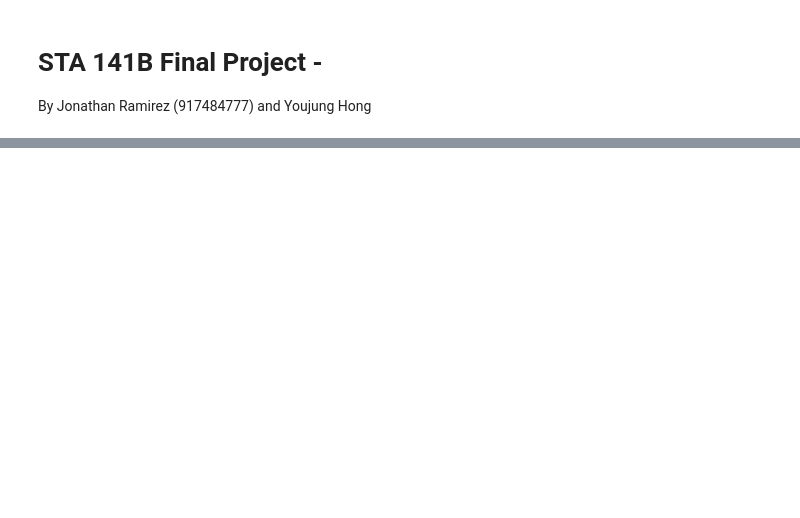
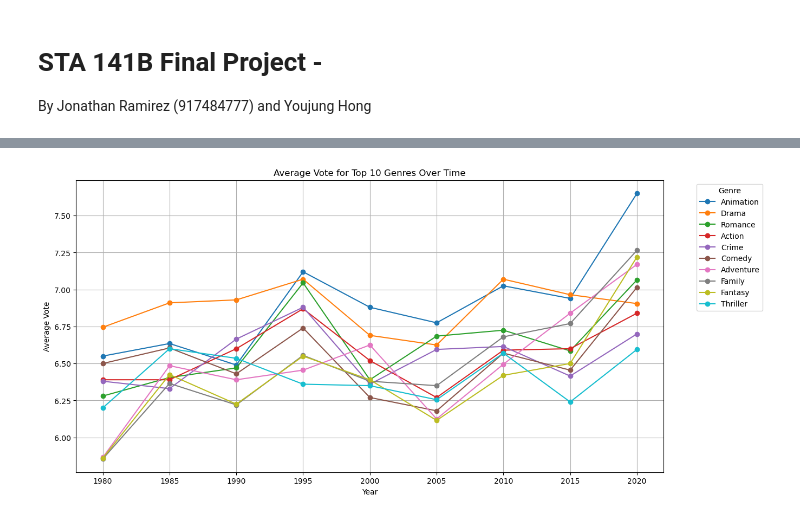
Before and after one commit to jonathanr788/STA141BFinalProject, a Jupyter notebook: STA141B_Final_Project.ipynb, the cells around one changed output, grey strips where cells are left out. Saved outputs shown, nothing was run; the diff lists cells and outputs as text; code cells hidden in the pictures; blank space fills up the shorter version.

```diff
--- a/STA141B_Final_Project.ipynb
+++ b/STA141B_Final_Project.ipynb
@@ -65,0 +118,41 @@ Princess Khutulun
+# %%
+
+import matplotlib.pyplot as plt
+# Assuming genre_avg_vote is already sorted by average vote and contains the necessary data
+top_genres_list = top_genres_by_vote_df['Genre'].head(10).tolist()
+
+# Filter the original movies_df to only include movies from the top genres
+filtered_movies_df = movies_df[movies_df['genre'].isin(top_genres_list)]
+
+# Group by year and genre, then calculate the average vote
+yearly_genre_avg = filtered_movies_df.groupby(['year', 'genre'])['vote_average'].mean().reset_index()
+
+# Pivot to get years as index and genres as columns
+pivot_data = yearly_genre_avg.pivot(index='year', columns='genre', values='vote_average')
+
+# Define your color map
+color_map = {
+    'Animation': 'blue',
+    'Drama': 'green',
+    'Romance': 'black',
+    'Action': 'red',
+    'Crime': 'purple',
+    'Comedy': 'cyan',
+    'Adventure': 'magenta',
+    'Family': 'lime',
+    'Fantasy': 'orange',
+    'Thriller': 'brown'
+}
+
+# Plotting the line chart
+plt.figure(figsize=(14, 7))
+for genre in top_genres_list:
+    plt.plot(pivot_data.index, pivot_data[genre], label=genre, marker='o')
+plt.legend(title='Genre', bbox_to_anchor=(1.05, 1), loc='upper left')
+plt.title('Average Vote for Top 10 Genres Over Time')
+plt.xlabel('Year')
+plt.ylabel('Average Vote')
+plt.grid(True)
+plt.show()
+# %% [output]
+[figure, added]
```
Also changed, not shown: parts of 4 cells of this notebook.
